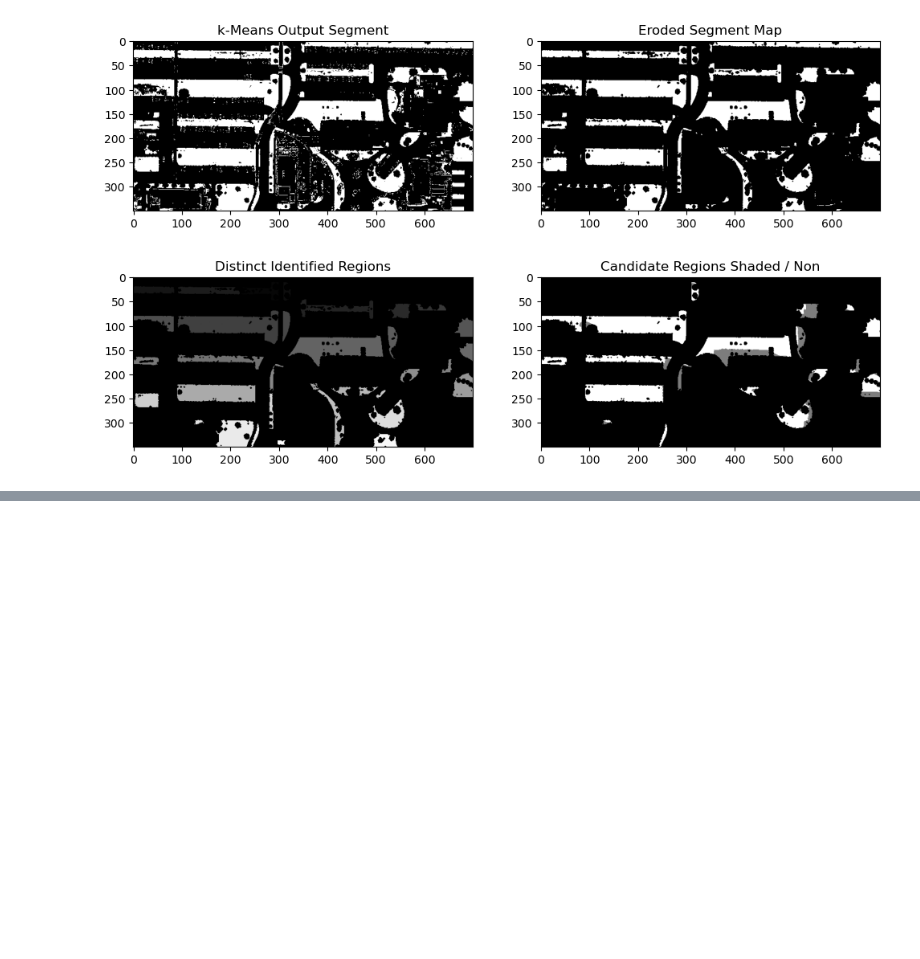
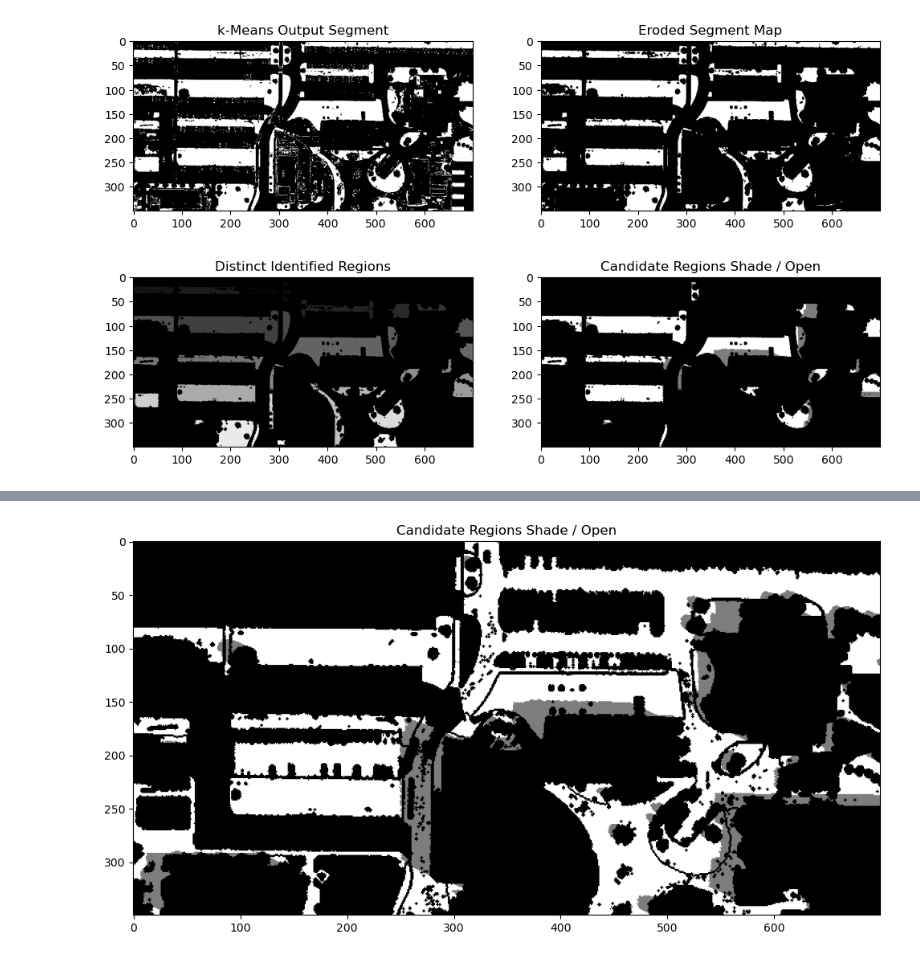
Before and after one commit to iditmer/HyperspectralShadowCompensation, a Jupyter notebook: 01_lidar_region_segmentation.ipynb, the cells around one changed output, grey strips where cells are left out. Saved outputs shown, nothing was run; the diff lists cells and outputs as text; code cells hidden in the pictures; blank space fills up the shorter version.

```diff
--- a/01_lidar_region_segmentation.ipynb
+++ b/01_lidar_region_segmentation.ipynb
@@ -85,7 +96,7 @@ def distinct_segment_regions( segment_map, min_area_in_pixels ):
             connected_regions_to_use[feature_label] = current_idx
             current_idx += 1
 
-    output_map = np.zeros(features.shape)
+    output_map = np.zeros_like(segment_map)
     for r in range(output_map.shape[0]):
         for c in range(output_map.shape[1]):
             if features[r,c] in connected_regions_to_use:
@@ -115,9 +140,11 @@ def split_regions_by_shadow( region_map, shadow_map ):
 # %%
 example_segment = segments[100,200]     # obtain segment label associated with one grass pixel for example plots
+
 kernel_size = 3
+minimum_area_in_pixels = 85             # note : 1px == 1 sq meter for this data set
 
 eroded_segment_image = erode_segmented_image(segments==example_segment, ndsm_mask, kernel_size)
-distinct_regions = distinct_segment_regions( eroded_segment_image, 85 )     # note : 1px == 1 sq meter
+distinct_regions = distinct_segment_regions( eroded_segment_image, minimum_area_in_pixels )
 
 plt.figure(figsize=(12,7))
 
@@ -135,12 +162,16 @@ plt.title('Distinct Identified Regions')
 
 patches_in_shade, patches_not_in_shade = split_regions_by_shadow(distinct_regions, shadow)
 split_patches = np.zeros_like(distinct_regions)
-split_patches[patches_in_shade > 0] = 125
-split_patches[patches_not_in_shade > 0] = 255
+for patch in patches_in_shade:
+    for pixel in patches_in_shade[patch]:
+         split_patches[pixel] = 125
+for patch in patches_not_in_shade:
+    for pixel in patches_not_in_shade[patch]:
+        split_patches[pixel] = 255
 
 plt.subplot(224)
 plt.imshow(split_patches, cmap='gray')
-plt.title('Candidate Regions Shaded / Non')
+plt.title('Candidate Regions Shade / Open')
 
 plt.show()
 # %% [output]
@@ -147,0 +183,35 @@ plt.show()
+# %%
+import json
+
+segmentation_results = {}
+current_label = 1
+
+for segment in np.unique(segments):
+
+    eroded_segment_image = erode_segmented_image(segments==segment, ndsm_mask, kernel_size)
+    distinct_regions = distinct_segment_regions( eroded_segment_image, minimum_area_in_pixels )
+    patches_in_shade, patches_not_in_shade = split_regions_by_shadow(distinct_regions, shadow)
+
+    for region_id in patches_in_shade:
+        segmentation_results[current_label] = {}
+        segmentation_results[current_label]['shade'] = patches_in_shade[region_id]
+        segmentation_results[current_label]['open'] = patches_not_in_shade[region_id]
+        current_label += 1
+
+with open('data/lidar_segmentation.json', 'w') as out_file:
+    json.dump(segmentation_results, out_file)
+
+final_map = np.zeros(shape=segments.shape, dtype=np.uint8)
+for region_id in segmentation_results:
+    for pixel in segmentation_results[region_id]['shade']:
+        final_map[pixel] = 125
+    for pixel in segmentation_results[region_id]['open']:
+        final_map[pixel] = 255
+
+
+plt.figure(figsize=(12,12))
+plt.imshow(final_map, cmap='gray')
+plt.title('Candidate Regions Shade / Open')
+plt.show()
+# %% [output]
+[figure, added]
```
Also changed, not shown: parts of 6 cells of this notebook.
